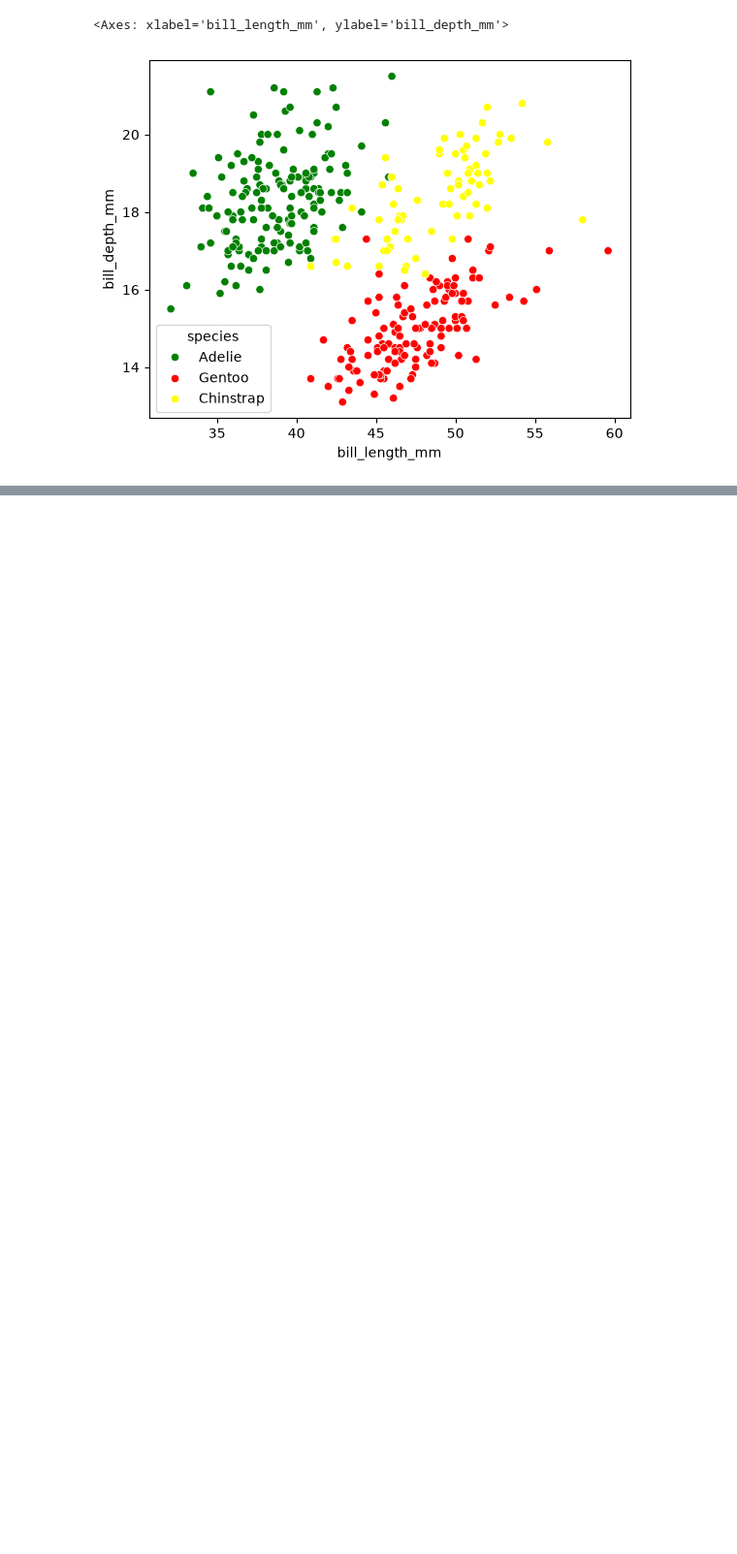
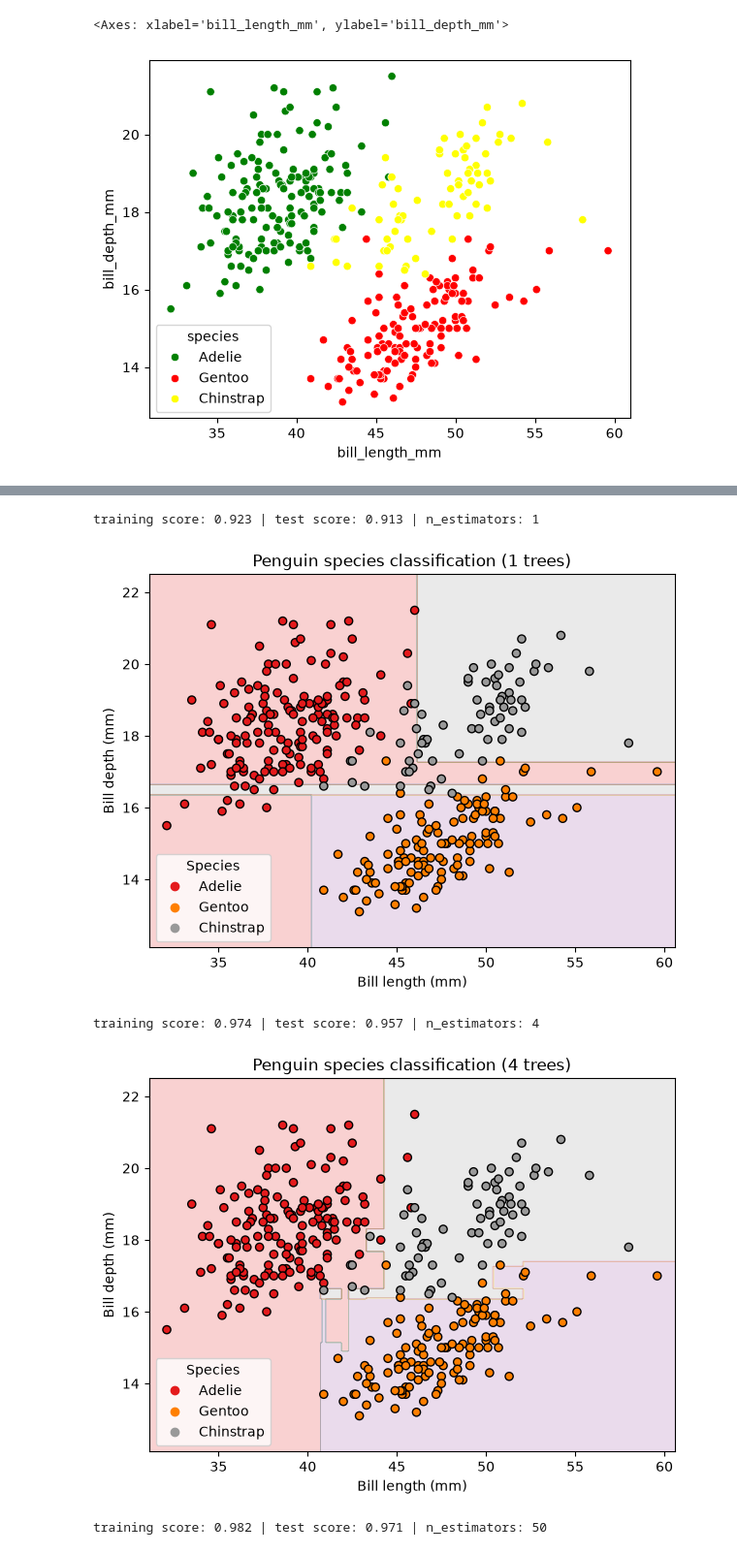
Before and after one commit to Guebco/CAS_ADS_2026_Guebco, a Jupyter notebook: Sandbox/Visualisation_sandbox.ipynb, the cells around one changed output, grey strips where cells are left out. Shown at 97% size. Cells and saved outputs as stored; diff of their text form; code cells hidden in the pictures; blank space fills up the shorter version.

```diff
--- a/Sandbox/Visualisation_sandbox.ipynb
+++ b/Sandbox/Visualisation_sandbox.ipynb
@@ -45,0 +58,62 @@ print(plt.figure)
+# %%
+from sklearn.ensemble import RandomForestClassifier
+from sklearn.model_selection import train_test_split
+from sklearn.metrics import accuracy_score
+
+# Use two numeric measurements to classify penguin species.
+features = ["bill_length_mm", "bill_depth_mm"]
+penguins = df[features + ["species"]].dropna()
+
+X = penguins[features].to_numpy()
+y, species = pd.factorize(penguins["species"])
+
+X_train, X_test, y_train, y_test = train_test_split(
+    X, y, test_size=0.2, random_state=42, stratify=y
+)
+
+# Plot the classifier's decision regions and the observations.
+x_min, x_max = X[:, 0].min() - 1, X[:, 0].max() + 1
+y_min, y_max = X[:, 1].min() - 1, X[:, 1].max() + 1
+xx, yy = np.meshgrid(
+    np.linspace(x_min, x_max, 300),
+    np.linspace(y_min, y_max, 300)
+)
+
+for n_estimators in (1, 4, 50):
+    classifier = RandomForestClassifier(
+        max_depth=4,
+        n_estimators=n_estimators,
+        random_state=42
+    )
+    classifier.fit(X_train, y_train)
+
+    train_score = classifier.score(X_train, y_train)
+    test_score = classifier.score(X_test, y_test)
+    print(
+        f"training score: {train_score:.3f} | "
+        f"test score: {test_score:.3f} | "
+        f"n_estimators: {n_estimators}"
+    )
+
+    predictions = classifier.predict(np.c_[xx.ravel(), yy.ravel()]).reshape(xx.shape)
+
+    plt.figure(figsize=(7, 5))
+    plt.contourf(xx, yy, predictions, alpha=0.2, cmap="Set1")
+    scatter = plt.scatter(
+        X[:, 0], X[:, 1], c=y, cmap="Set1", edgecolor="black", s=35
+    )
+    plt.xlabel("Bill length (mm)")
+    plt.ylabel("Bill depth (mm)")
+    plt.title(f"Penguin species classification ({n_estimators} trees)")
+    plt.legend(
+        handles=scatter.legend_elements()[0],
+        labels=species.tolist(),
+        title="Species"
+    )
+    plt.show()
+# %% [output]
+training score: 0.923 | test score: 0.913 | n_estimators: 1
+[figure, added]
+training score: 0.974 | test score: 0.957 | n_estimators: 4
+[figure, added]
+training score: 0.982 | test score: 0.971 | n_estimators: 50
```
Also changed, not shown: parts of 2 cells of this notebook, 2 other files.
